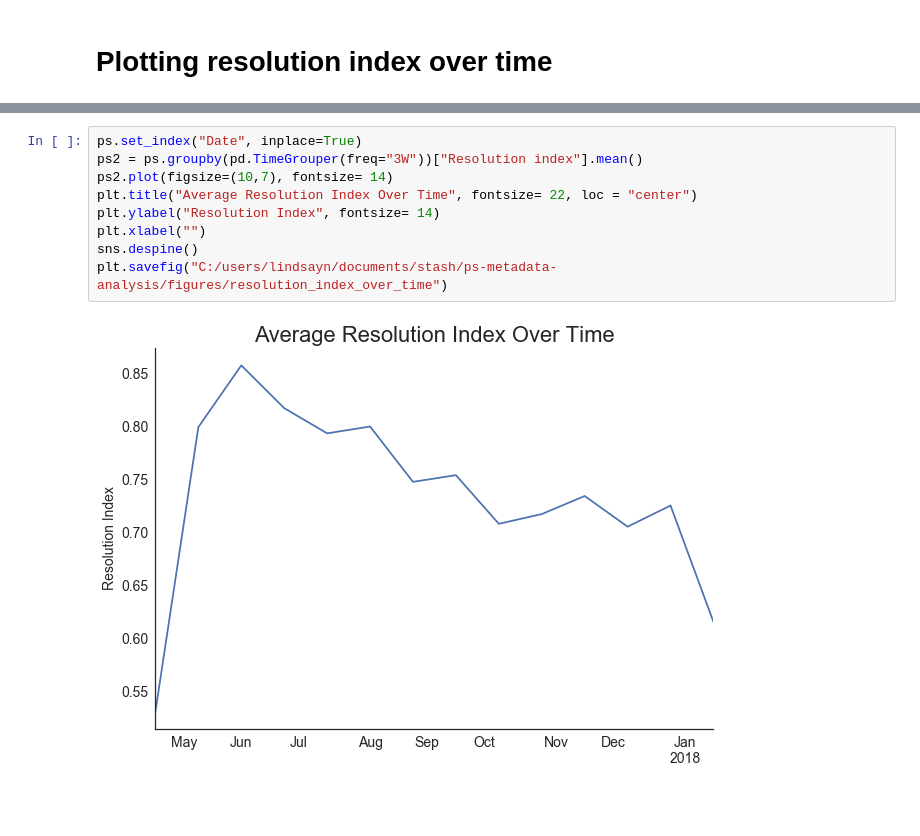
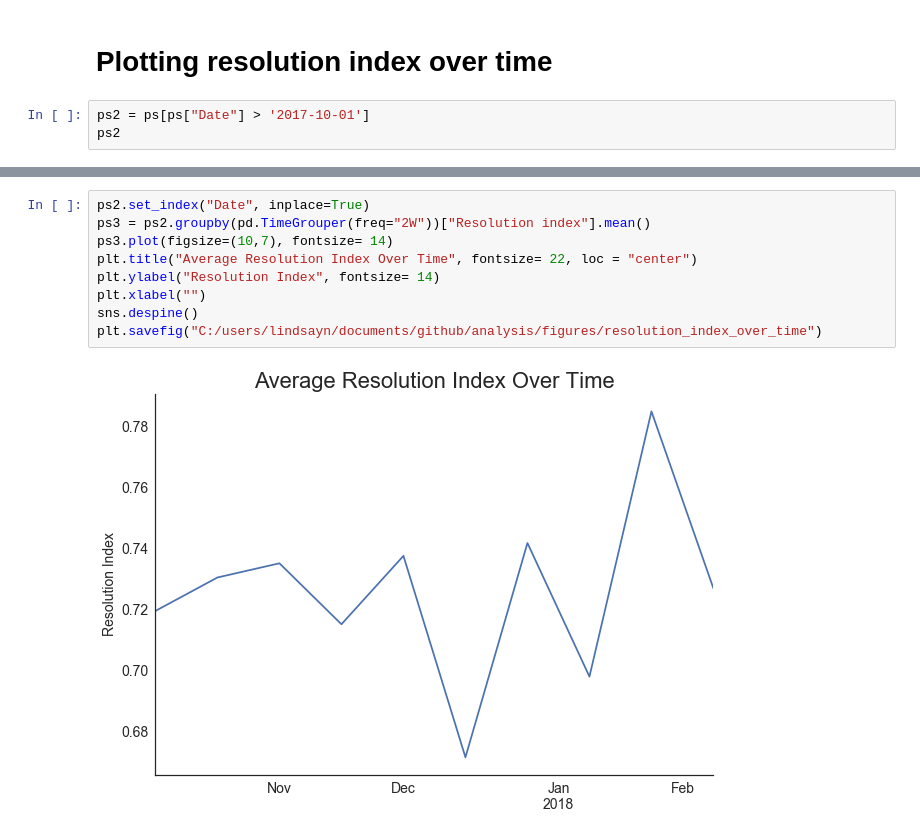
Before and after one commit to lindsayng/analysis, a Jupyter notebook: LN_resolution_index_analysis.ipynb, the cells around one changed output, grey strips where cells are left out. Saved outputs shown, nothing was run; the diff lists cells and outputs as text; blank space fills up the shorter version.

Commit message:
updated gdoc with newest RI data and re-ran plots. Added a plot for cDNA qc pass resoltuion index data only

```diff
--- a/LN_resolution_index_analysis.ipynb
+++ b/LN_resolution_index_analysis.ipynb
@@ -61,2 +73,5 @@ plt.savefig("C:/users/lindsayn/documents/stash/ps-metadata-analysis/figures/RI_p
 # %% [markdown]
 # Plotting resolution index over time
+# %%
+ps2 = ps[ps["Date"] > '2017-10-01']
+ps2
@@ -63,11 +97,11 @@ plt.savefig("C:/users/lindsayn/documents/stash/ps-metadata-analysis/figures/RI_p
 # %%
-ps.set_index("Date", inplace=True)
-ps2 = ps.groupby(pd.TimeGrouper(freq="3W"))["Resolution index"].mean()
-ps2.plot(figsize=(10,7), fontsize= 14)
+ps2.set_index("Date", inplace=True)
+ps3 = ps2.groupby(pd.TimeGrouper(freq="2W"))["Resolution index"].mean()
+ps3.plot(figsize=(10,7), fontsize= 14)
 plt.title("Average Resolution Index Over Time", fontsize= 22, loc = "center")
 plt.ylabel("Resolution Index", fontsize= 14)
 plt.xlabel("")
 sns.despine()
-plt.savefig("C:/users/lindsayn/documents/stash/ps-metadata-analysis/figures/resolution_index_over_time")
+plt.savefig("C:/users/lindsayn/documents/github/analysis/figures/resolution_index_over_time")
 # %% [output]
-[figure, old version]
+[figure, new version]
```
Also changed, not shown: parts of 5 cells of this notebook, 6 other files.
